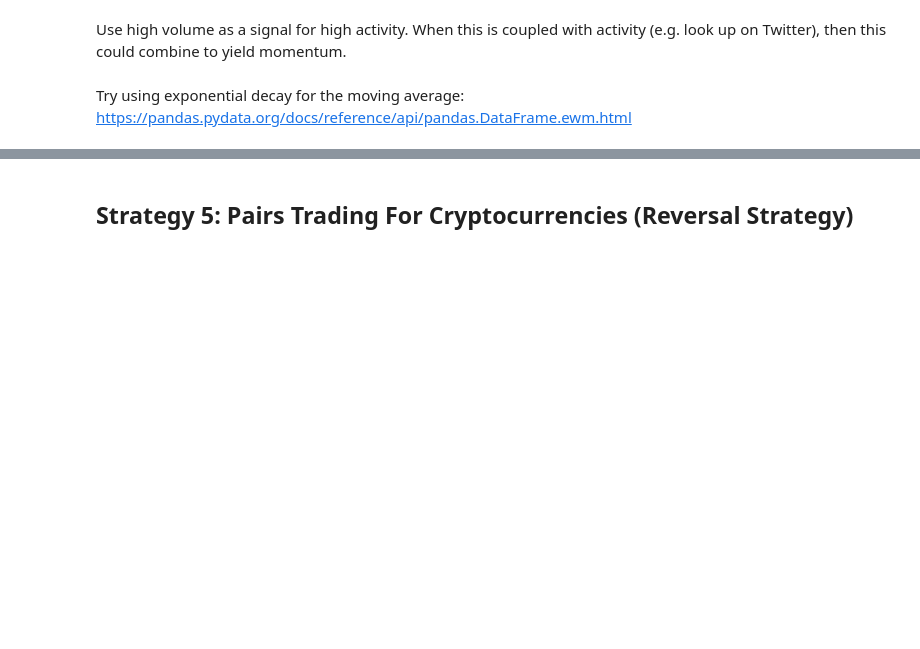
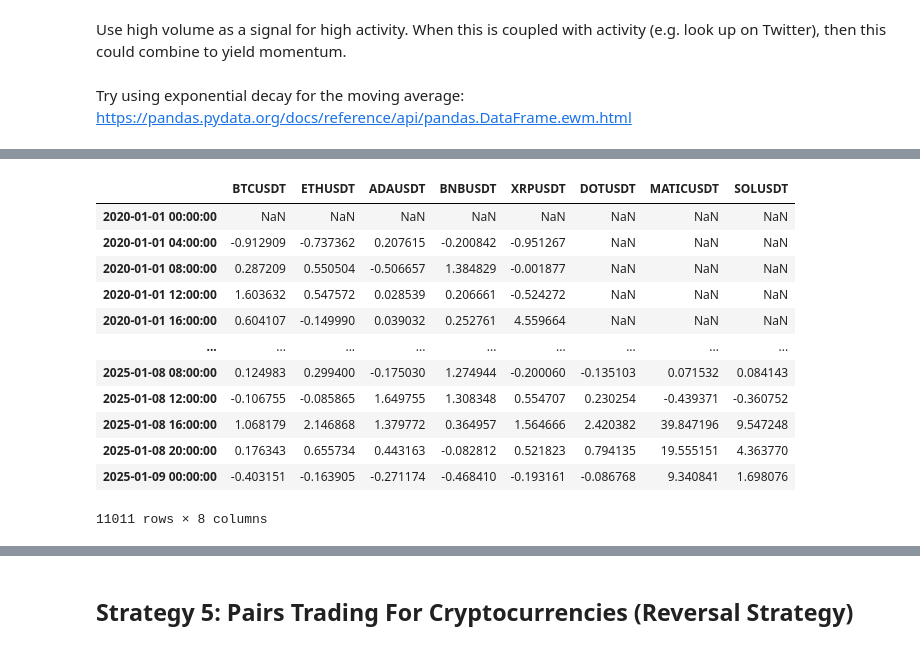
Before and after one commit to wbchristerson/jn-learning, a Jupyter notebook: cryptocurrency_stat_arb.ipynb, the cells around one changed output, grey strips where cells are left out. Cells and saved outputs as stored; diff of their text form; code cells hidden in the pictures; blank space fills up the shorter version.

```diff
--- a/cryptocurrency_stat_arb.ipynb
+++ b/cryptocurrency_stat_arb.ipynb
@@ -895,0 +896,17 @@ get_net_return(volume_holdings.shift(), ret).mean() * 365 * 6
+# %%
+exponential_volume_change = (volume_df / volume_df.shift() - 1).ewm(alpha=0.5).mean()
+exponential_volume_change
+# %% [output]
+|  | BTCUSDT | ETHUSDT | ADAUSDT | BNBUSDT | XRPUSDT | DOTUSDT | MATICUSDT | SOLUSDT |
+| 2020-01-01 00:00:00 | NaN | NaN | NaN | NaN | NaN | NaN | NaN | NaN |
+| 2020-01-01 04:00:00 | -0.912909 | -0.737362 | 0.207615 | -0.200842 | -0.951267 | NaN | NaN | NaN |
+| 2020-01-01 08:00:00 | 0.287209 | 0.550504 | -0.506657 | 1.384829 | -0.001877 | NaN | NaN | NaN |
+| 2020-01-01 12:00:00 | 1.603632 | 0.547572 | 0.028539 | 0.206661 | -0.524272 | NaN | NaN | NaN |
+| 2020-01-01 16:00:00 | 0.604107 | -0.149990 | 0.039032 | 0.252761 | 4.559664 | NaN | NaN | NaN |
+| ... | ... | ... | ... | ... | ... | ... | ... | ... |
+| 2025-01-08 08:00:00 | 0.124983 | 0.299400 | -0.175030 | 1.274944 | -0.200060 | -0.135103 | 0.071532 | 0.084143 |
+| 2025-01-08 12:00:00 | -0.106755 | -0.085865 | 1.649755 | 1.308348 | 0.554707 | 0.230254 | -0.439371 | -0.360752 |
+| 2025-01-08 16:00:00 | 1.068179 | 2.146868 | 1.379772 | 0.364957 | 1.564666 | 2.420382 | 39.847196 | 9.547248 |
+| 2025-01-08 20:00:00 | 0.176343 | 0.655734 | 0.443163 | -0.082812 | 0.521823 | 0.794135 | 19.555151 | 4.363770 |
+| 2025-01-09 00:00:00 | -0.403151 | -0.163905 | -0.271174 | -0.468410 | -0.193161 | -0.086768 | 9.340841 | 1.698076 |
+11011 rows × 8 columns
```
Also changed, not shown: parts of 41 cells of this notebook.
